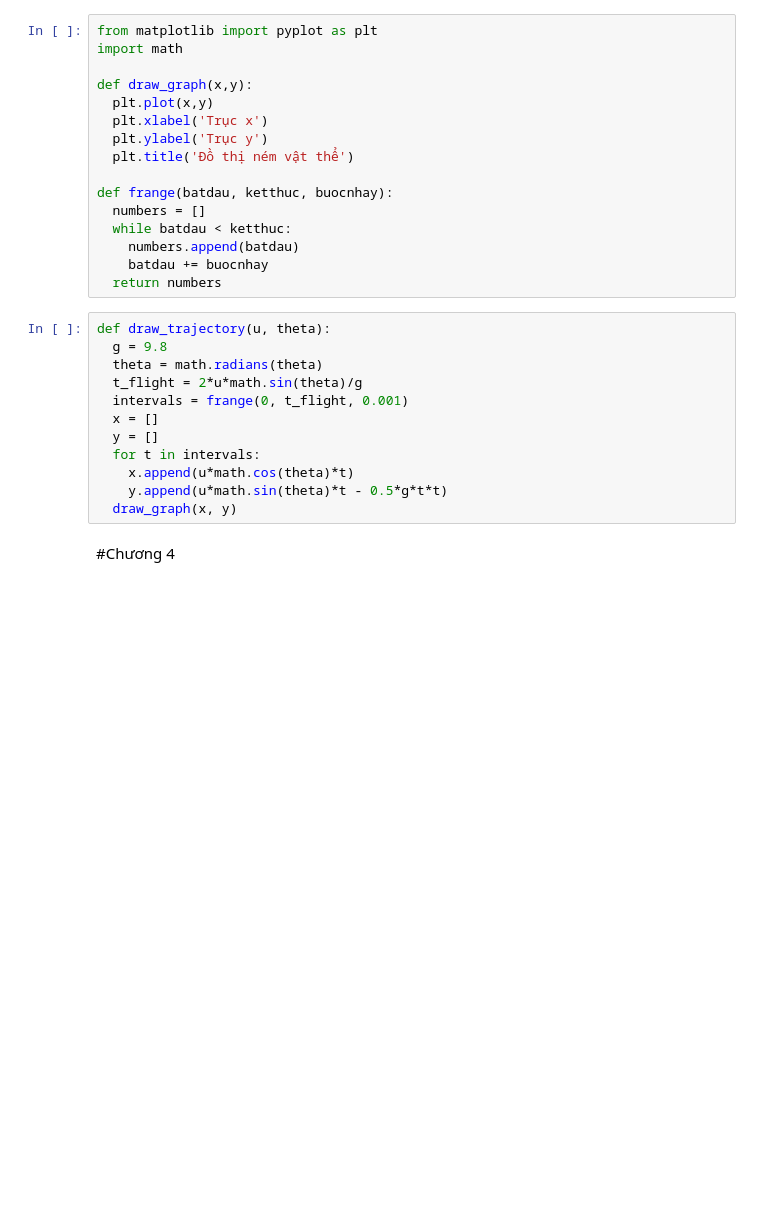
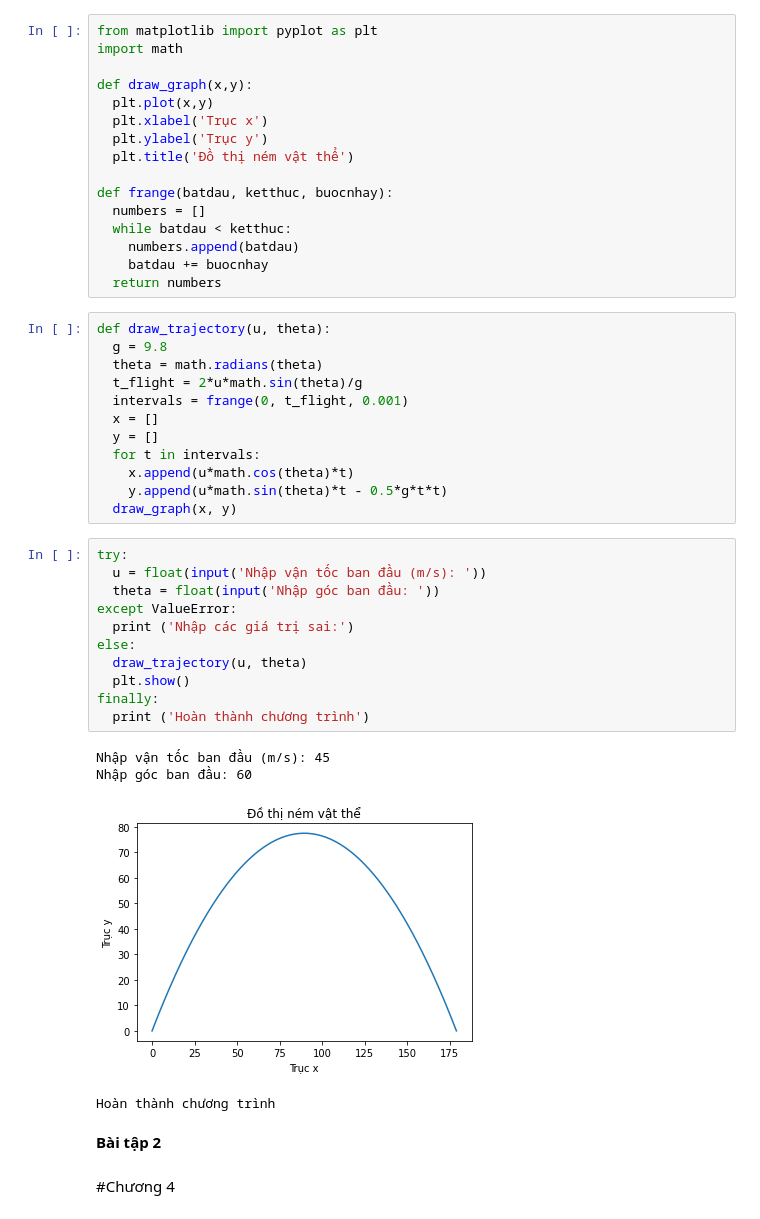
Before and after one commit to ThyAnhhh/ThuchanhToanCC, a Jupyter notebook: BTVN.ipynb, the cells around one changed output. Saved outputs shown, nothing was run; the diff lists cells and outputs as text; blank space fills up the shorter version.

```diff
--- a/BTVN.ipynb
+++ b/BTVN.ipynb
@@ -128,6 +128,24 @@ def draw_trajectory(u, theta):
     x.append(u*math.cos(theta)*t)
     y.append(u*math.sin(theta)*t - 0.5*g*t*t)
   draw_graph(x, y)
+# %%
+try:
+  u = float(input('Nhập vận tốc ban đầu (m/s): '))
+  theta = float(input('Nhập góc ban đầu: '))
+except ValueError:
+  print ('Nhập các giá trị sai:')
+else:
+  draw_trajectory(u, theta)
+  plt.show()
+finally:
+  print ('Hoàn thành chương trình')
+# %% [output]
+Nhập vận tốc ban đầu (m/s): 45
+Nhập góc ban đầu: 60
+[figure, added]
+Hoàn thành chương trình
+# %% [markdown]
+**Bài tập 2**
 # %% [markdown]
 #Chương 4
 # %% [markdown]
```
